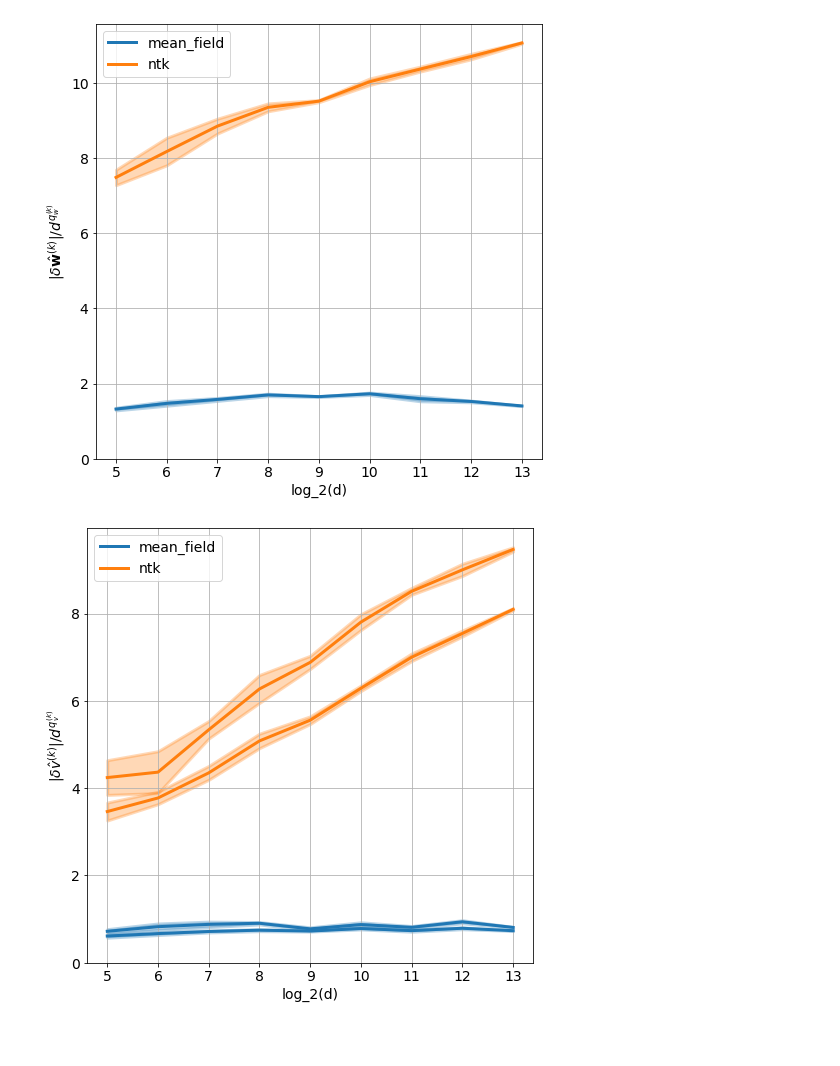
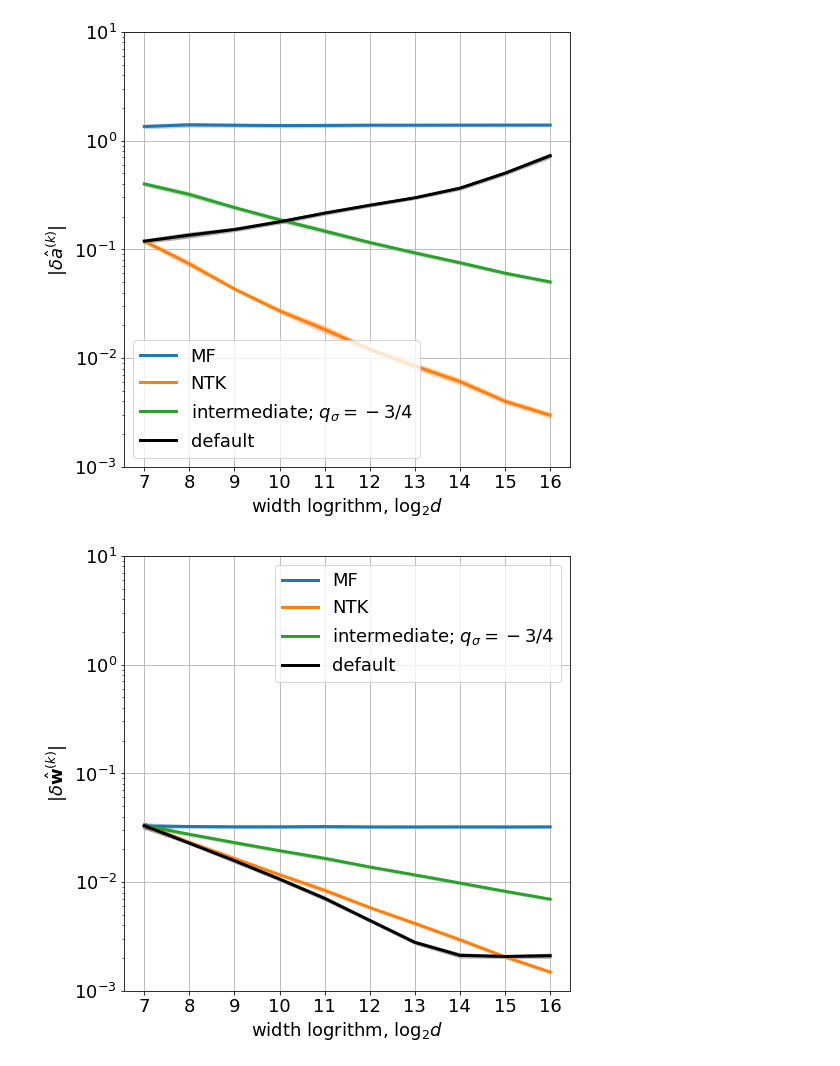
Before and after one commit to deeppavlov/infinite-width_nets, a Jupyter notebook: cifar2_binary_plots.ipynb, the cells around one changed output. Drawn from its saved outputs; the diff is of its cells as text; code cells hidden in the pictures; blank space fills up the shorter version.

```diff
--- a/cifar2_binary_plots.ipynb
+++ b/cifar2_binary_plots.ipynb
@@ -62,6 +105,6 @@ def draw_curve(scaling_mode, ref_width, correction_epoch, key, q=0, idx=None, sc
 # %%
-linestyles = ['solid', 'dashed', 'dotted', 'dashdot', (0, (1,5))]
+linestyles = ['solid', 'dashed', 'dotted', 'dashdot', (0, (1,5)), (0, (3,5))]
 cmap = plt.get_cmap('tab10')
 key_bases = ['test_loss', 'test_acc', 'train_loss', 'train_acc']
 key_modifiers = [('final_', '')]
-ylims = [(0.34,0.44), (0.8, 0.9), (0.0,0.5), (0.7,1.0)]
+ylims = [(0.34,0.48), (0.75, 0.85), (0.0,0.7), (0.7,1.0)]
@@ -67,0 +195,2 @@ ylims = [(0.34,0.44), (0.8, 0.9), (0.0,0.5), (0.7,1.0)]
+# %%
+ylims = [(-0.02, 0.02), (-0.01, 0.01), (-0.2, 0.2), (-0.01, 0.01)]
@@ -68,2 +241,6 @@ ylims = [(0.34,0.44), (0.8, 0.9), (0.0,0.5), (0.7,1.0)]
+# %%
+key_bases = ['test_loss']
+key_modifiers = [('final_', '_'), ('final_', '_a'), ('final_', '_w'), ('final_', '_avw'), ('init_', ''), ]
+ylims = [(0.35,0.72), (0.5, 1.0), (0.0,0.72), (0.5,1.0)]
 # %%
 for key_base, ylim in zip(key_bases, ylims):
@@ -124,4 +301,0 @@ for key_base, ylim in zip(key_bases, ylims):
-# %%
-key_bases = ['test_loss']
-key_modifiers = [('final_', '0'), ('final_', '_a'), ('final_', '_w'), ('final_', '_avw'), ('init_', ''), ]
-ylims = [(0.35,0.72), (0.5, 1.0), (0.0,0.72), (0.5,1.0)]
@@ -279,52 +713,68 @@ key_names = [
 # %%
 for i, (key_name, key) in enumerate(zip(key_names, keys)):
     _ = plt.figure(figsize=(8,8))
 
 #     plt.title(
 #         '{}: num_hidden={}, activation={}, optimizer={}, lr={}; {}_{}'.format(
 #             key_name, num_hidden, activation, optimizer, lr, dataset, train_size
 #         )
 #     )
 
-    plt.xlabel("log_2(d)")
+    plt.xlabel(r"width logrithm, $\log_2 d$")
+    #plt.ylabel('average {} weight increment, {}'.format(key.split('_')[0], key_name))
     plt.ylabel(key_name)
+    plt.xticks(ticks=np.log2(real_widths))
     plt.grid(True)
-
-    if key == 'input_weight_mean_abs_inc':
-        scale = 1
-    else:
-        scale = 1
 
     for idx in (range(num_hidden-1) if key == 'hidden_weight_mean_abs_inc' else [None]):
         for k, scaling_mode in enumerate(scaling_modes):
-            if scaling_mode == 'mean_field':
-                q = [0, 1, 1][i]
-            elif scaling_mode == 'ntk':
-                q = [0.5, 1.5, 1][i]
-            for ref_width in (ref_widths if scaling_mode != 'default' else [None]):
+            if scaling_mode == 'default' and not show_default:
+                continue
+            if num_hidden == 1:
+                if scaling_mode == 'mean_field':
+                    q = [1, 0][i]
+                elif scaling_mode == 'ntk':
+                    q = [0.5, 0.][i]
+                elif scaling_mode == 'intermediate_q=0.75':
+                    q = [0.75, 0.][i]
+                elif scaling_mode == 'default':
+                    q = [0.5, 0.][i]
+                else:
+                    raise ValueError
+            else:
+                if scaling_mode == 'mean_field':
+                    q = [1, 1, 0][i]
+                elif scaling_mode == 'ntk':
+                    q = [0.5, 0.5, 0.][i]
+                elif scaling_mode == 'intermediate_q=0.75':
+                    q = [0.75, 0.75, 0.][i]
+                elif scaling_mode == 'default':
+                    q = [0.5, 0.5, 0.][i]
+                else:
+                    raise ValueError
+            for ref_width in (ref_widths[:1] if scaling_mode != 'default' else [None]):
                 for correction_epoch in (
                     correction_epochs if scaling_mode.startswith('mean_field') else [None]
                 ):
                     if correction_epoch == 0 and scaling_mode == 'mean_field_var1':
                         continue
                     if scaling_mode == 'default':
-                        draw_curve(scaling_mode, ref_width, correction_epoch, key,
-                                   q=q, color='black', linestyle='solid', lw=3)
+                        draw_curve(
+                            scaling_mode, ref_width, correction_epoch, key,
+                            q=q, idx=idx, color='black', linestyle='solid', lw=3
+                        )
                     else:
                         draw_curve(
                             scaling_mode, ref_width, correction_epoch, key,
-                            q=q, idx=idx, scale=scale, color=cmap(k),
+                            q=q, idx=idx, color=cmap(k),
                             linestyle='solid', lw=3
                         )
 
-    plt.legend(
-        [
-            '{}'.format(scaling_mode)
-            for scaling_mode in scaling_modes
-        ]
-    )
-    plt.ylim(bottom=0)
+    plt.legend([mode_name for mode_name in scaling_mode_names if mode_name != 'default' or show_default])
+    plt.yscale('log')
+    plt.ylim((1e-3,1e1))
+    #plt.ylim(bottom=0)
     plt.show()
 # %% [output]
-[figure, old version]
+[figure, new version]
-[figure, old version]
+[figure, new version]
```
Also changed, not shown: parts of 26 cells of this notebook, 10 other files.
